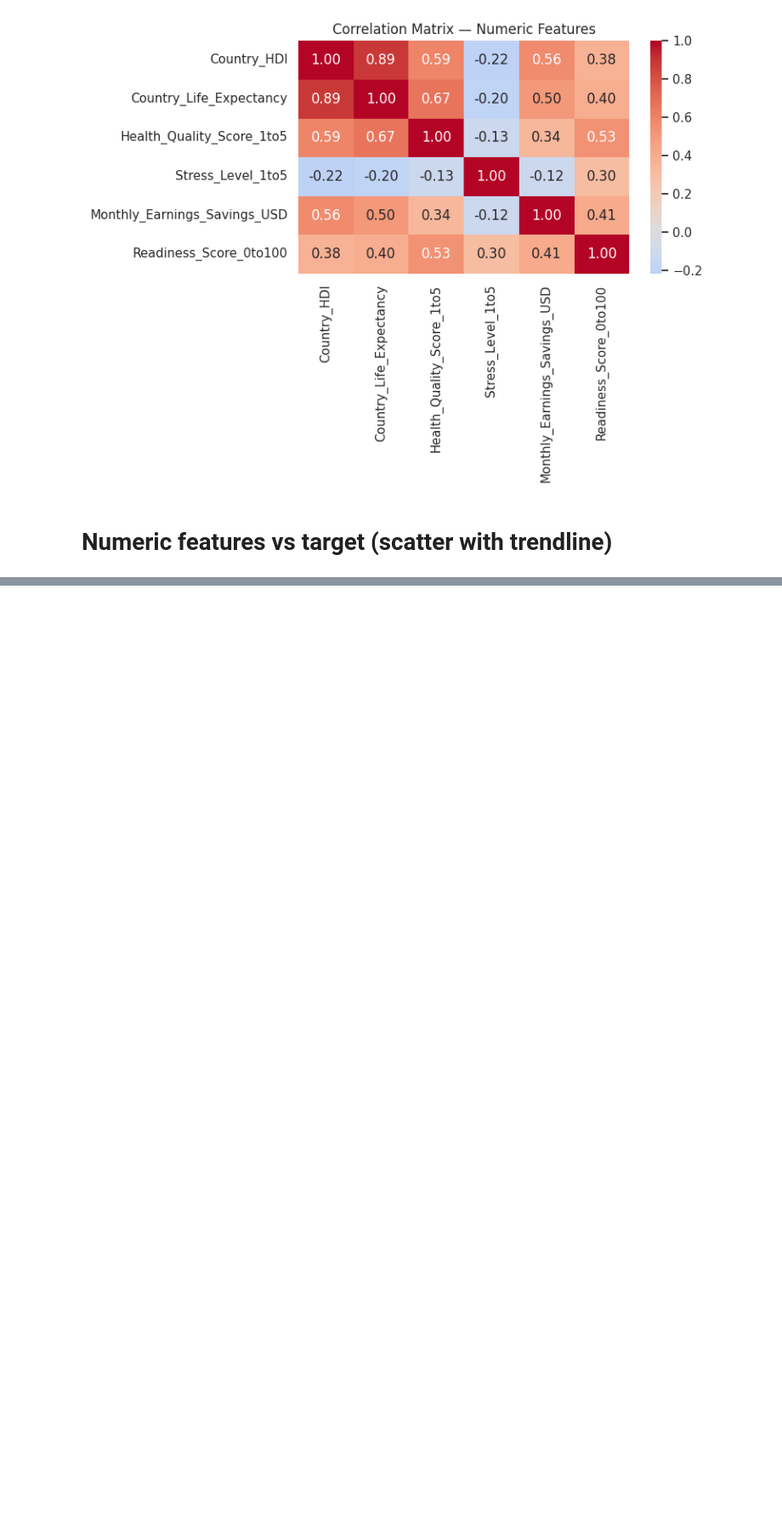
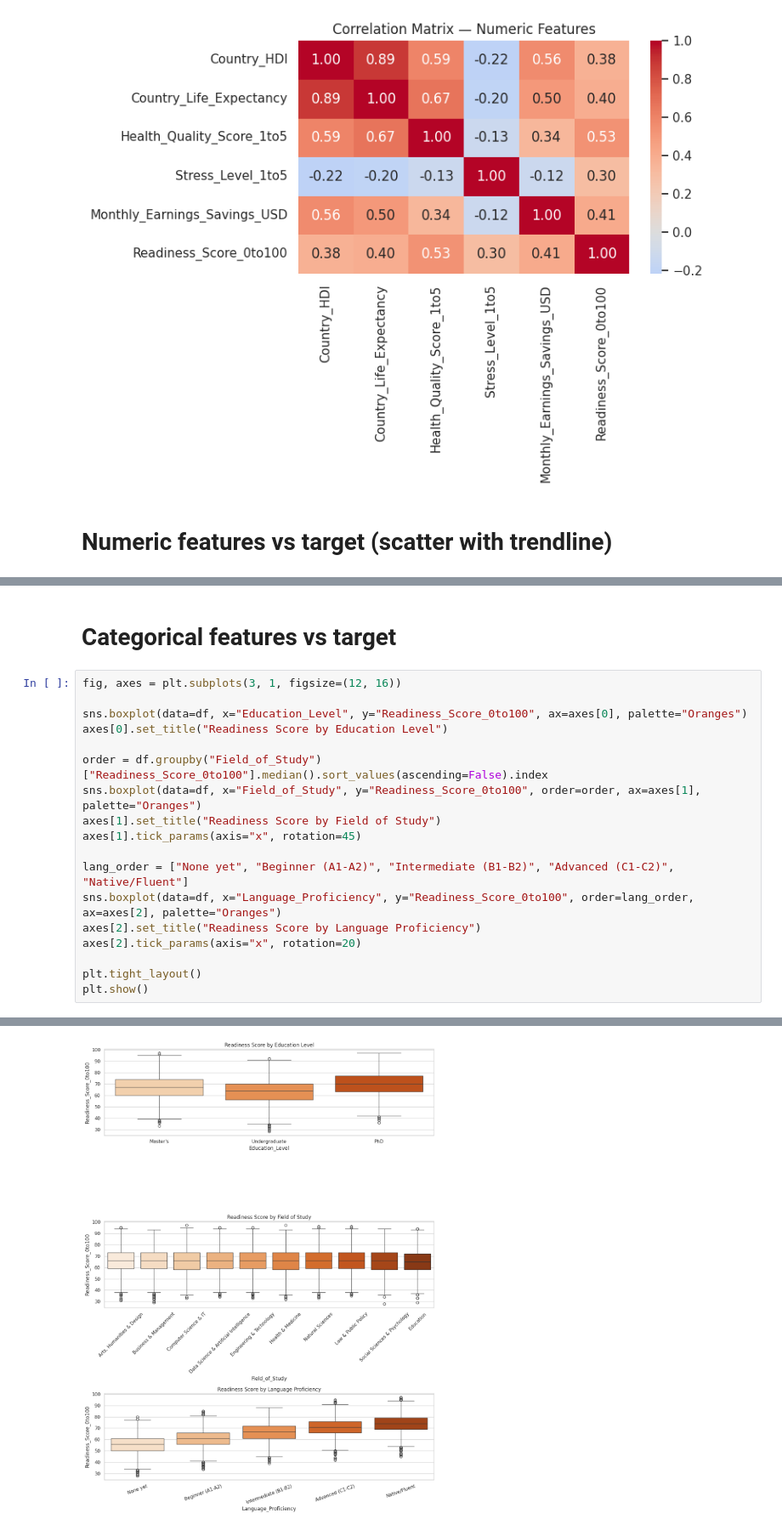
Before and after one commit to jannatul-fredaues/Global-Human-Development-Index-with-Explainable-AI, a Jupyter notebook: Prepossing/Student part/ghdi-student-part.ipynb, the cells around one changed output, grey strips where cells are left out. Shown at 85% size. Cells and saved outputs as stored; diff of their text form; blank space fills up the shorter version.

```diff
--- a/Prepossing/Student part/ghdi-student-part.ipynb
+++ b/Prepossing/Student part/ghdi-student-part.ipynb
@@ -171,0 +174,21 @@ plt.show()
+# %% [markdown]
+#  Categorical features vs target
+# %%
+fig, axes = plt.subplots(3, 1, figsize=(12, 16))
+
+sns.boxplot(data=df, x="Education_Level", y="Readiness_Score_0to100", ax=axes[0], palette="Oranges")
+axes[0].set_title("Readiness Score by Education Level")
+
+order = df.groupby("Field_of_Study")["Readiness_Score_0to100"].median().sort_values(ascending=False).index
+sns.boxplot(data=df, x="Field_of_Study", y="Readiness_Score_0to100", order=order, ax=axes[1], palette="Oranges")
+axes[1].set_title("Readiness Score by Field of Study")
+axes[1].tick_params(axis="x", rotation=45)
+
+lang_order = ["None yet", "Beginner (A1-A2)", "Intermediate (B1-B2)", "Advanced (C1-C2)", "Native/Fluent"]
+sns.boxplot(data=df, x="Language_Proficiency", y="Readiness_Score_0to100", order=lang_order, ax=axes[2], palette="Oranges")
+axes[2].set_title("Readiness Score by Language Proficiency")
+axes[2].tick_params(axis="x", rotation=20)
+
+plt.tight_layout()
+plt.show()
+# %% [output]
@@ -171,0 +206 @@ plt.show()
+[figure, added]
```
Also changed, not shown: parts of 2 cells of this notebook.
